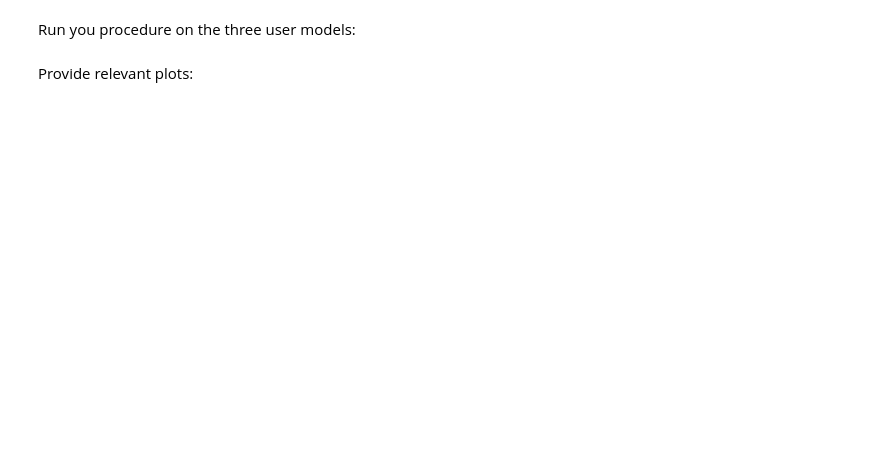
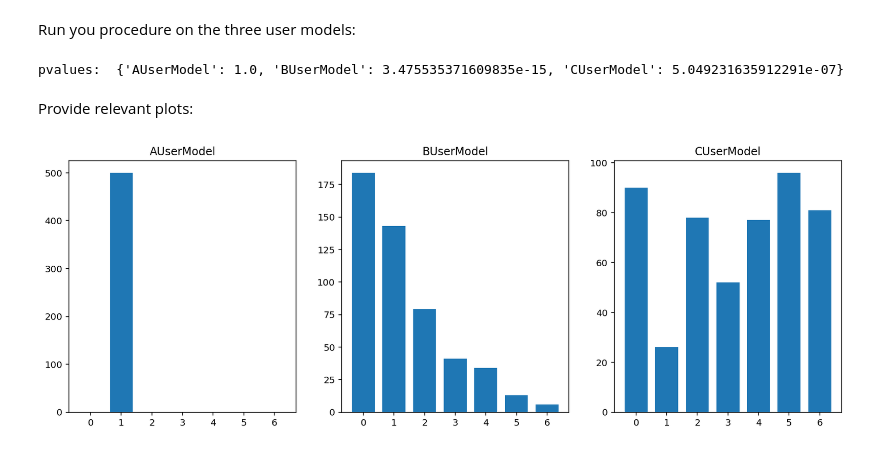
Before and after one commit to nitaifingerhut/cs236608, a Jupyter notebook: hw2/WS2.ipynb, the cells around one changed output. Cells and saved outputs as stored; diff of their text form; code cells hidden in the pictures; blank space fills up the shorter version.

```diff
--- a/hw2/WS2.ipynb
+++ b/hw2/WS2.ipynb
@@ -1139,0 +1190,18 @@ YOUR CODE
+# %%
+from scipy.stats import chisquare
+
+
+def order_bias(df, user_model):
+  selections = []
+  for _, group in df.groupby("id"):
+    group = group.drop(columns=["id", "rank"]).values
+    perm = np.random.permutation(group.shape[0])
+    unordered_group = group[perm, ...]
+    selection = user_model.select(unordered_group)
+    selections.append(selection)
+  score = chisquare(selections)
+  return score, selections
+
+score, _ = order_bias(df, user_model=x_click_user)
+score
+# test_features
@@ -1203,2 +1263,7 @@ YOUR CODE GOES HERE
+# %%
+out = {x.__class__.__name__: order_bias(df, user_model=x) for x in [a_click_user, b_click_user, c_click_user]}
+print(f"pvalues: ", {k: v[0].pvalue for k, v in out.items()})
+# %% [output]
+pvalues:  {'AUserModel': 1.0, 'BUserModel': 3.475535371609835e-15, 'CUserModel': 5.049231635912291e-07}
 # %% [markdown]
 Provide relevant plots:
@@ -1208,0 +1270,12 @@ YOUR PLOT
+# %%
+import matplotlib.pyplot as plt
+
+_, axs = plt.subplots(1, len(out.keys()), figsize=(15, 5))
+for i, click_user in enumerate(out.keys()):
+  axs[i].hist(out[click_user][1], bins=[i - 0.5 for i in range(7)] + [6.5], rwidth=0.75)
+  axs[i].set_xticks(list(range(7)))
+  axs[i].set_xticklabels([str(i) for i in range(7)])
+  axs[i].set_title(click_user)
+plt.show()
+# %% [output]
+[figure, added]
```
Also changed, not shown: parts of 19 cells of this notebook, 1 other file.
